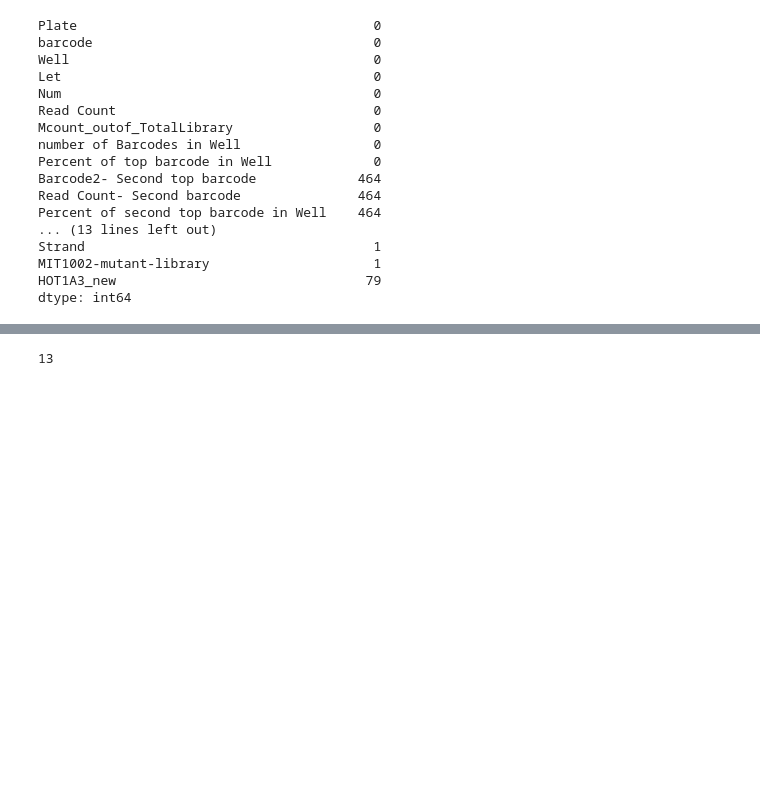
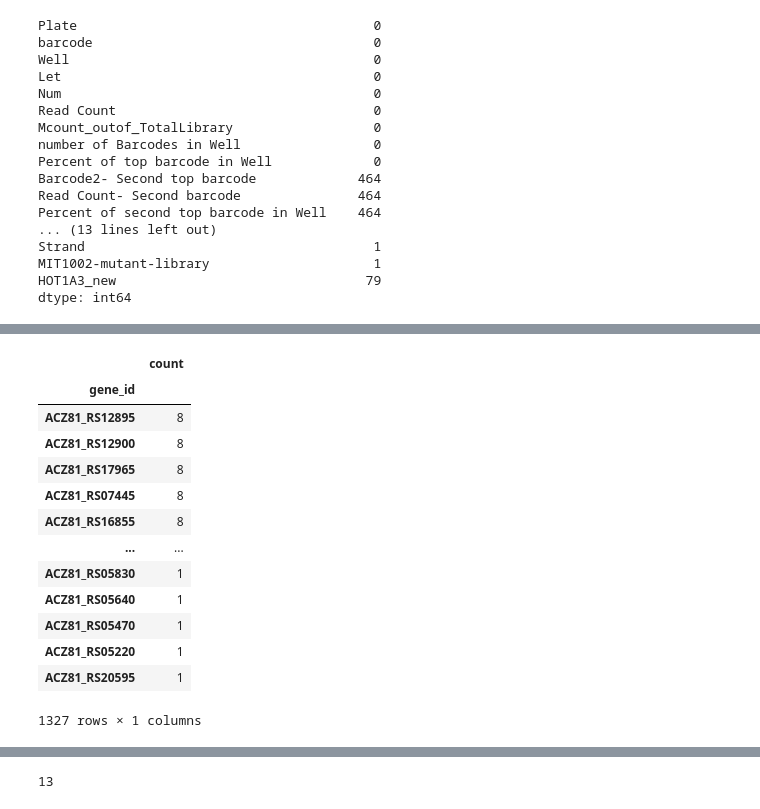
Before and after one commit to wosnat/CC1A3, a Jupyter notebook: mutant lib/select mutants.ipynb, the cells around one changed output, grey strips where cells are left out. Cells and saved outputs as stored; diff of their text form; code cells hidden in the pictures; blank space fills up the shorter version.

```diff
--- a/mutant lib/Untitled.ipynb
+++ b/mutant lib/select mutants.ipynb
@@ -382,0 +370,18 @@ df_mutants
+# %%
+significant_genes1 = significant_genes.set_index('gene_id')
+significant_genes1
+# %% [output]
+|  | count |
+| gene_id |  |
+| ACZ81_RS12895 | 8 |
+| ACZ81_RS12900 | 8 |
+| ACZ81_RS17965 | 8 |
+| ACZ81_RS07445 | 8 |
+| ACZ81_RS16855 | 8 |
+| ... | ... |
+| ACZ81_RS05830 | 1 |
+| ACZ81_RS05640 | 1 |
+| ACZ81_RS05470 | 1 |
+| ACZ81_RS05220 | 1 |
+| ACZ81_RS20595 | 1 |
+1327 rows × 1 columns
```
Also changed, not shown: parts of 38 cells of this notebook, 3 other files.
